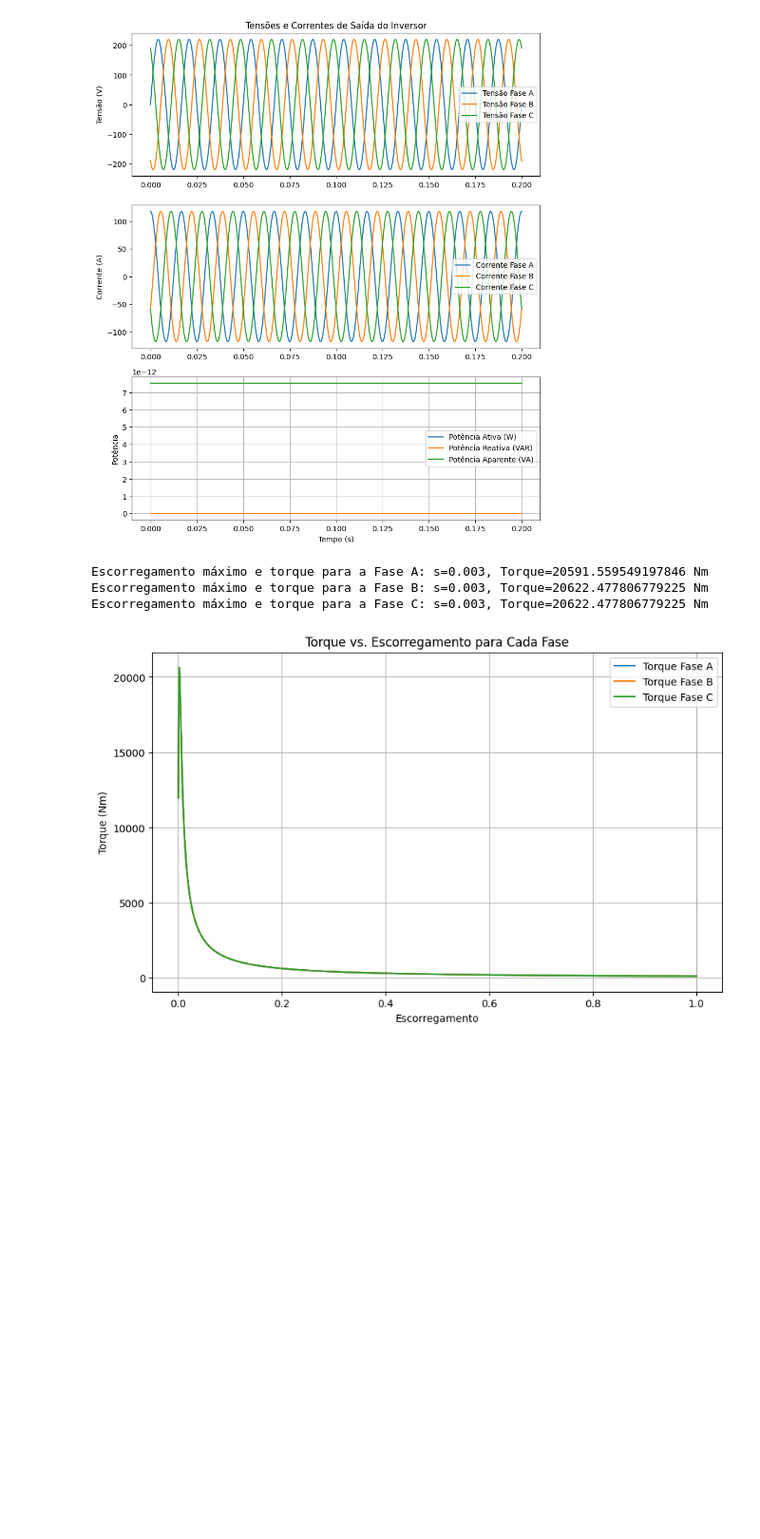
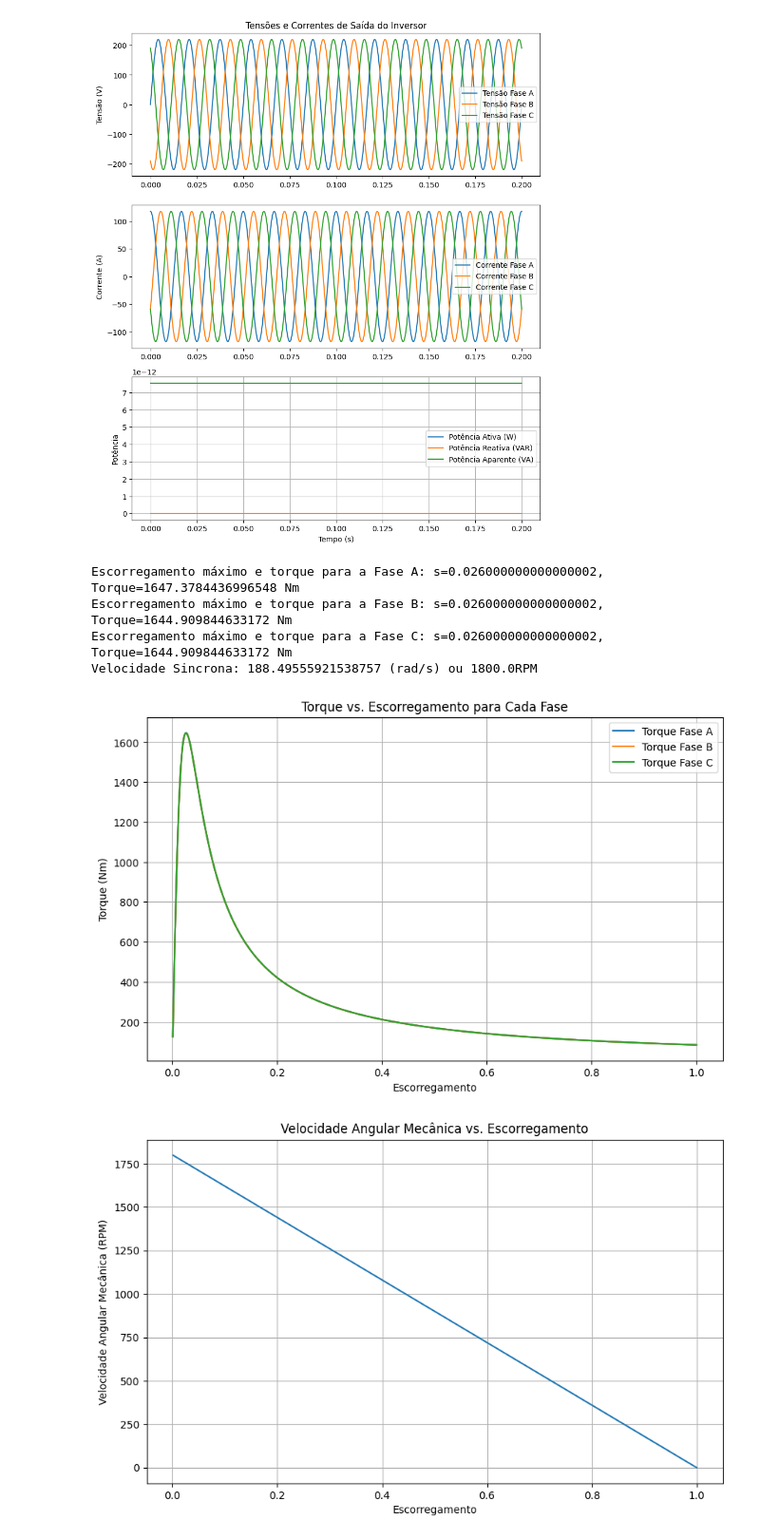
Before and after one commit to verg1lio/XangoER, a Jupyter notebook: Simulação_motor_gaiola.ipynb, the cells around one changed output. Shown at 95% size. Cells and saved outputs as stored; diff of their text form; code cells hidden in the pictures; blank space fills up the shorter version.

Commit message:
Velocidades

```diff
--- a/Simulação_motor_gaiola.ipynb
+++ b/Simulação_motor_gaiola.ipynb
@@ -251,6 +251,9 @@ class MotorDeGaiola:
         max_s = escorregamentos[torques.index(max_torque)]
         return max_s, max_torque
 
+    def calcular_velocidade_angular(self, escorregamentos):
+        return (self.w_s * (1 - escorregamentos)) *(30/np.pi)
+
     def simular_desempenho(self, correntes, escorregamentos):
         torques = [self.calcular_torque(I, s) for I, s in zip(correntes, escorregamentos)]
         plt.figure(figsize=(10, 5))
@@ -263,55 +266,67 @@ class MotorDeGaiola:
 
 # Exemplo de uso
 frequencia = 60  # frequência em Hz
-P = 6  # Número de polos
+P = 4  # Número de polos
 R1 = 0.435  # Resistência do estator
 X1 = 0.868  # Reatância do estator
 R2 = 0.816  # Resistência do rotor
 X2 = 0.723  # Reatância do rotor
-Xm = 260.3  # Reatância magnética
+Xm = 30.3  # Reatância magnética
 K = 0.95  # Constante de proporcionalidade para o torque ajustada para exemplo
 
 # Instanciação do motor
 motor = MotorDeGaiola(frequencia, P, R1, X1, R2, X2, Xm, K)
 
-
 # Cálculo de correntes eficazes (RMS)
 i_a_rms = np.sqrt(np.mean(i_a**2))
 i_b_rms = np.sqrt(np.mean(i_b**2))
 i_c_rms = np.sqrt(np.mean(i_c**2))
-
 
 # Simular o desempenho do motor para uma faixa de escorregamentos
 escorregamentos = np.linspace(0.001, 1, 1000)
 torques_a = [motor.calcular_torque(i_a_rms, s) for s in escorregamentos]
 torques_b = [motor.calcular_torque(i_b_rms, s) for s in escorregamentos]
 torques_c = [motor.calcular_torque(i_c_rms, s) for s in escorregamentos]
 
 # Encontrar maior torque para cada fase
 s_max_a, torque_max_a = motor.encontrar_maior_torque(i_a_rms, escorregamentos)
 s_max_b, torque_max_b = motor.encontrar_maior_torque(i_b_rms, escorregamentos)
 s_max_c, torque_max_c = motor.encontrar_maior_torque(i_c_rms, escorregamentos)
 
 print(f"Escorregamento máximo e torque para a Fase A: s={s_max_a}, Torque={torque_max_a} Nm")
 print(f"Escorregamento máximo e torque para a Fase B: s={s_max_b}, Torque={torque_max_b} Nm")
 print(f"Escorregamento máximo e torque para a Fase C: s={s_max_c}, Torque={torque_max_c} Nm")
+print(f"Velocidade Sincrona: {motor.w_s} (rad/s) ou {(motor.w_s)*30/np.pi}RPM")
 
-# Plotagem
+# Plotagem de Torque vs. Escorregamento
 plt.figure(figsize=(10, 6))
 plt.plot(escorregamentos, torques_a, label='Torque Fase A')
 plt.plot(escorregamentos, torques_b, label='Torque Fase B')
 plt.plot(escorregamentos, torques_c, label='Torque Fase C')
 plt.title('Torque vs. Escorregamento para Cada Fase')
 plt.xlabel('Escorregamento')
 plt.ylabel('Torque (Nm)')
 plt.legend()
 plt.grid(True)
 plt.show()
+
+# Calcular e plotar a velocidade angular mecânica vs. escorregamento
+velocidades_angulares = motor.calcular_velocidade_angular(escorregamentos)
+
+plt.figure(figsize=(10, 6))
+plt.plot(escorregamentos, velocidades_angulares)
+plt.title('Velocidade Angular Mecânica vs. Escorregamento')
+plt.xlabel('Escorregamento')
+plt.ylabel('Velocidade Angular Mecânica (RPM)')
+plt.grid(True)
+plt.show()
 # %% [output]
-Escorregamento máximo e torque para a Fase A: s=0.003, Torque=20591.559549197846 Nm
-Escorregamento máximo e torque para a Fase B: s=0.003, Torque=20622.477806779225 Nm
-Escorregamento máximo e torque para a Fase C: s=0.003, Torque=20622.477806779225 Nm
+Escorregamento máximo e torque para a Fase A: s=0.026000000000000002, Torque=1647.3784436996548 Nm
+Escorregamento máximo e torque para a Fase B: s=0.026000000000000002, Torque=1644.909844633172 Nm
+Escorregamento máximo e torque para a Fase C: s=0.026000000000000002, Torque=1644.909844633172 Nm
+Velocidade Sincrona: 188.49555921538757 (rad/s) ou 1800.0RPM
-[figure, old version]
+[figure, new version]
+[figure, added]
 # %%
 import numpy as np
 import matplotlib.pyplot as plt
```
Also changed, not shown: parts of 1 cell of this notebook.
